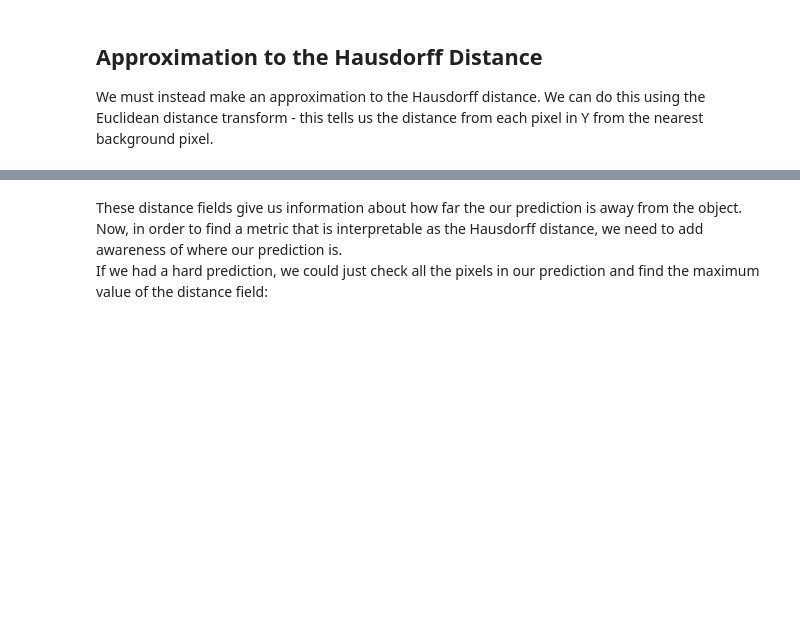
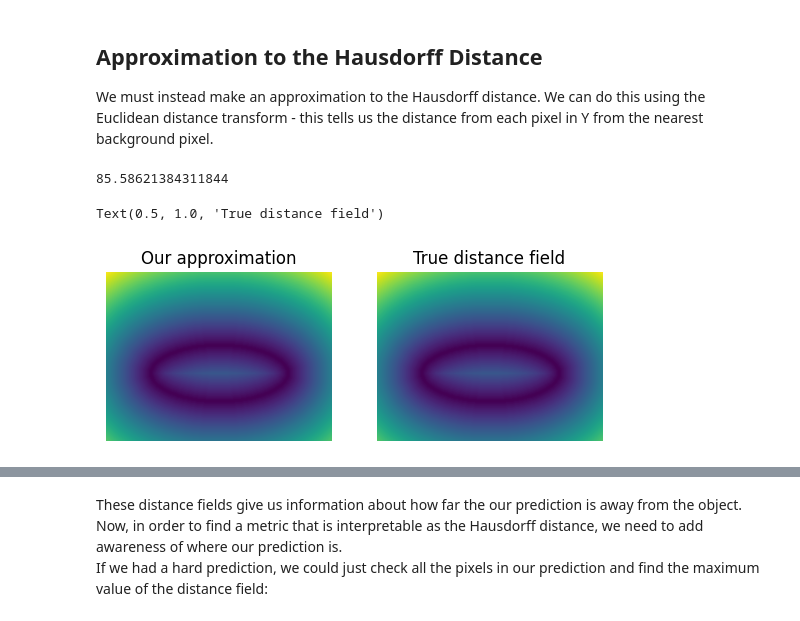
Before and after one commit to JGIBristol/fish_test, a Jupyter notebook: haussdorf_loss.ipynb, the cells around one changed output, grey strips where cells are left out. Cells and saved outputs as stored; diff of their text form; code cells hidden in the pictures; blank space fills up the shorter version.

```diff
--- a/haussdorf_loss.ipynb
+++ b/haussdorf_loss.ipynb
@@ -158,4 +160,80 @@ def internal_distance_field(arr: np.ndarray) -> np.ndarray:
 
 external_y = external_distance_field(y)
 internal_y = internal_distance_field(y)
+# %%
+def min_distance_to_greyscale_object(arr: np.ndarray, point: tuple) -> float:
+    """
+    Compute the minimum distance from a point to a greyscale object.
+
+    Args:
+    - arr (np.ndarray): The input greyscale array.
+    - point (tuple): The (x, y) coordinates of the point.
+
+    Returns:
+    - float: The minimum weighted distance to the greyscale object.
+    """
+    # Get the coordinates of all pixels in the array
+    coords = np.indices(arr.shape).transpose(1, 2, 0).reshape(-1, 2)
+
+    # Compute the Euclidean distances from the point to all pixels
+    distances = np.sqrt(np.sum((coords - np.array(point)) ** 2, axis=1))
+
+    # Inverse of the pixel values to weight the distances
+    inv_values = 1 / (
+        arr.flatten() + 1e-10
+    )  # Adding a small value to avoid division by zero
+    weighted_distances = distances * inv_values
+
+    # Mask to exclude the point itself
+    mask = (coords[:, 0] != point[0]) | (coords[:, 1] != point[1])
+    weighted_distances = weighted_distances[mask]
+
+    # Find the minimum weighted distance
+    min_weighted_distance = np.min(weighted_distances)
+
+    return min_weighted_distance
+
+
+min_distance_to_greyscale_object(y.astype(np.float32), (0, 0))
+# %% [output]
+85.58621384311844
+# %%
+y_coords = np.indices(y.shape).transpose(1, 2, 0).reshape(-1, 2)
+y_distances = np.sqrt(
+    np.sum((y_coords[:, np.newaxis, :] - y_coords[np.newaxis, :, :]) ** 2, axis=2)
+)
+
+# We don't care about the distance to the point itself
+np.fill_diagonal(y_distances, np.inf)
+# %%
+def soft_distance_field(arr: np.ndarray, distances: np.ndarray) -> np.ndarray:
+    """
+    Soft distance field for a greyscale array
+
+    """
+    inv_values = 1 / (arr.flatten() + 1e-10)
+    weighted_distances = distances * inv_values[np.newaxis, :]
+
+    return np.min(weighted_distances, axis=1).reshape(arr.shape)
+
+
+soft_ydist_ext = soft_distance_field(y, y_distances)
+soft_ydist_int = soft_distance_field(1 - y, y_distances)
+# %%
+fig, axes = plt.subplots(1, 2)
+
+# Our approximation, using the hard object
+axes[0].imshow(soft_ydist_ext.T + soft_ydist_int.T, origin="lower")
+
+# The true distance field to the hard object
+axes[1].imshow(external_y.T + internal_y.T, origin="lower")
+
+for ax in axes:
+    ax.axis("off")
+
+axes[0].set_title("Our approximation")
+axes[1].set_title("True distance field")
+# %% [output]
+Text(0.5, 1.0, 'True distance field')
+[figure, added]
 # %%
```
Also changed, not shown: parts of 4 cells of this notebook.
